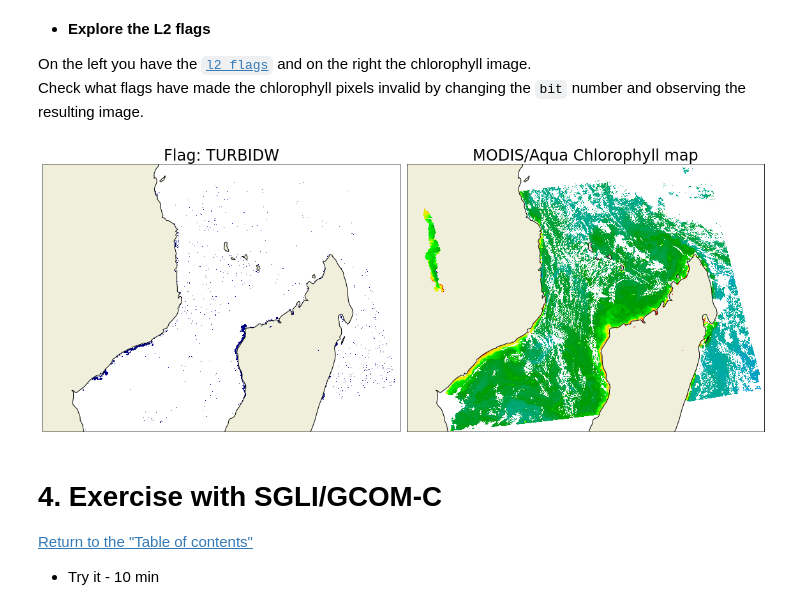
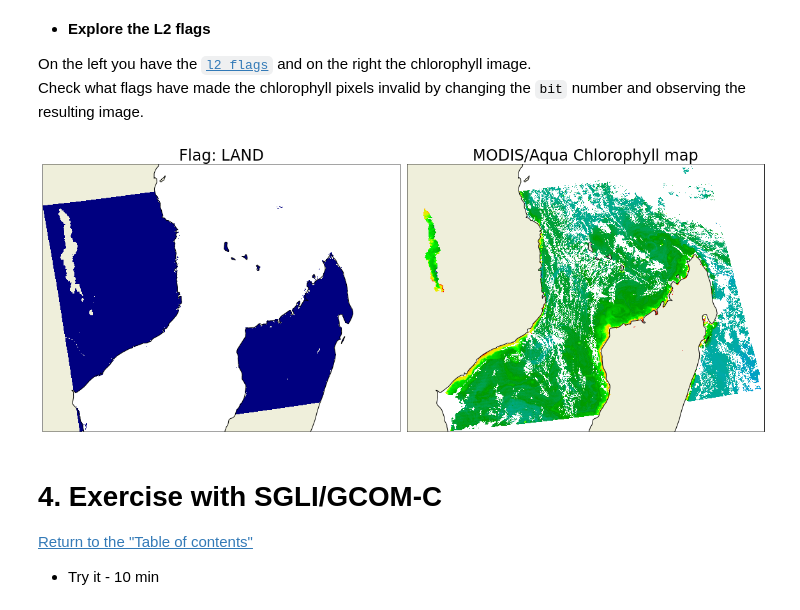
Before and after one commit to Elgyii/ocean-colour-training-ecops-africa, a Jupyter notebook: satellite-data-concepts-and-applications/M1L2-working-with-swath-imagery-understanding-l2_flags.ipynb, the cells around one changed output. Drawn from its saved outputs; the diff is of its cells as text; code cells hidden in the pictures.

```diff
--- a/satellite-data-concepts-and-applications/M1L2-working-with-swath-imagery-understanding-l2_flags.ipynb
+++ b/satellite-data-concepts-and-applications/M1L2-working-with-swath-imagery-understanding-l2_flags.ipynb
@@ -152,30 +164,30 @@ def get_flag_mask(bit: int, data):
 On the left you have the [`l2_flags`](https://oceancolor.gsfc.nasa.gov/atbd/ocl2flags/) and on the right the chlorophyll image.
 Check what flags have made the chlorophyll pixels invalid by changing the `bit` number and observing the resulting image.
 # %%
-bit = 11
+bit = 1
 fmask = get_flag_mask(bit=bit, data=l2_flags);
 
 # initialize map projection
 crs = ccrs.PlateCarree()
 fig, ax = plt.subplots(1,2, figsize=(16, 8), subplot_kw=dict(projection=crs))
 
 # Map displaying the flag information
 ax[0].pcolormesh(lon, lat, fmask, shading='auto', cmap='jet')
 ax[0].set_title(f'Flag: {flag_meanings[bit]}', size=24)
 ax[0].coastlines()
 ax[0].add_feature(cfeature.LAND)
 # gl = ax[0].gridlines(draw_labels=True, linewidth=2, color='gray', alpha=0.5, linestyle='--')
 
 # Map displaying the chlorophyll data
 ax[1].pcolormesh(lon, lat, chlor_a, cmap='nipy_spectral', shading='auto', norm=colors.LogNorm())
 ax[1].set_title(f'MODIS/Aqua Chlorophyll map', size=24)
 ax[1].coastlines()
 ax[1].add_feature(cfeature.LAND)
 # gl = ax[1].gridlines(draw_labels=True, linewidth=2, color='gray', alpha=0.5, linestyle='--')
 
 plt.tight_layout()
 # %% [output]
-[figure, old version]
+[figure, new version]
 # %% [markdown]
 # 4. Exercise with SGLI/GCOM-C
 [Return to the "Table of contents"](#Table-of-contents)
```
Also changed, not shown: parts of 3 cells of this notebook, 29 other files.
